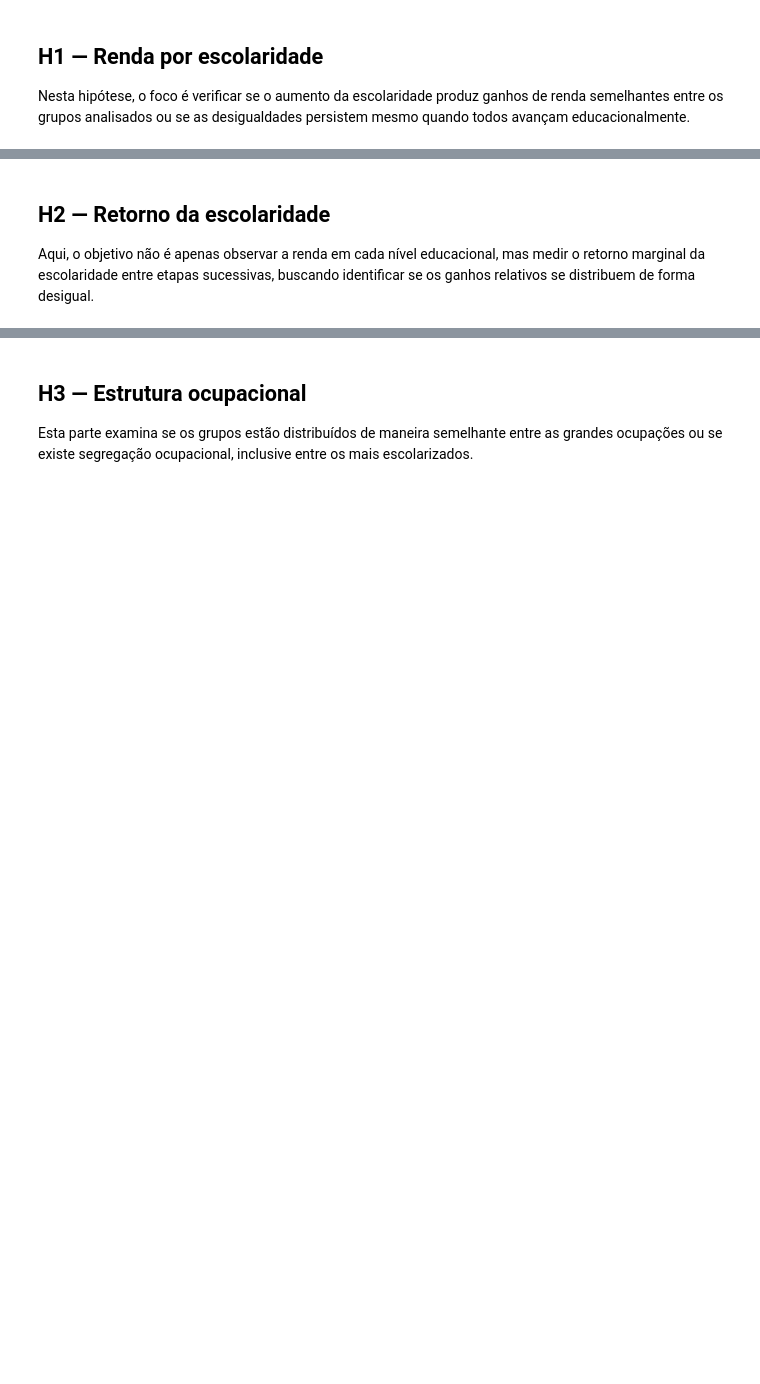
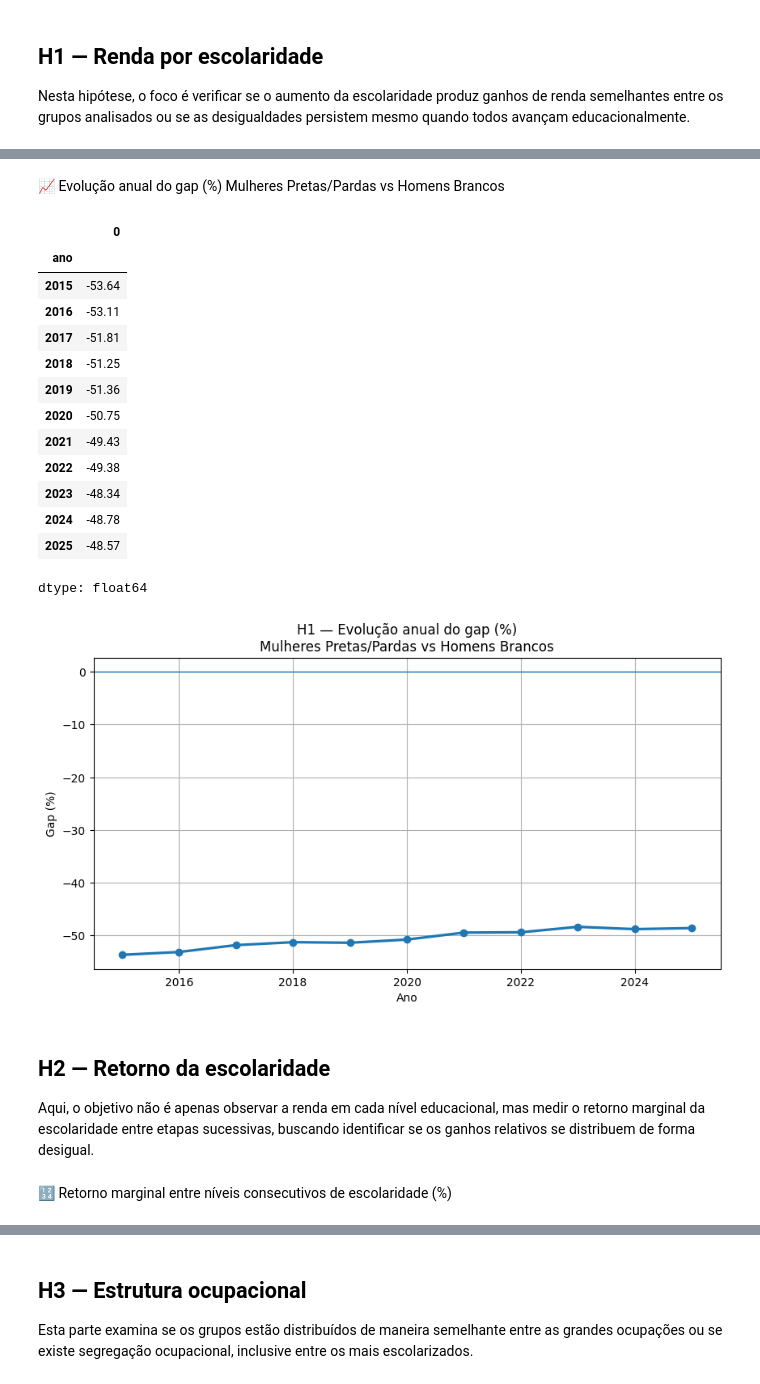
Before and after one commit to daninagem/tccpuc, a Jupyter notebook: notebook/notebook_jupyter.ipynb, the cells around one changed output, grey strips where cells are left out. Drawn from its saved outputs; the diff is of its cells as text; code cells hidden in the pictures; blank space fills up the shorter version.

```diff
--- a/notebook/notebook_jupyter.ipynb
+++ b/notebook/notebook_jupyter.ipynb
@@ -88,4 +616,45 @@ Nesta hipótese, o foco é verificar se o aumento da escolaridade produz ganhos
+# %% [markdown]
+📈 Evolução anual do gap (%) Mulheres Pretas/Pardas vs Homens Brancos
+# %%
+if {"Mulheres Pretas/Pardas", "Homens Brancos"}.issubset(piv_ano.columns):
+    gap_ano_h1 = ((piv_ano["Mulheres Pretas/Pardas"] / piv_ano["Homens Brancos"]) - 1) * 100
+
+    display(gap_ano_h1.round(2))
+
+    fig, ax = plt.subplots()
+
+    ax.plot(
+        gap_ano_h1.index.astype(int),
+        gap_ano_h1.values,
+        marker="o",
+        linewidth=2.3
+    )
+
+    ax.axhline(0, linewidth=1)
+    ax.set_title("H1 — Evolução anual do gap (%)\nMulheres Pretas/Pardas vs Homens Brancos")
+    ax.set_xlabel("Ano")
+    ax.set_ylabel("Gap (%)")
+
+    show_or_close(fig, SHOW_PLOTS)
+# %% [output]
+|  | 0 |
+| ano |  |
+| 2015 | -53.64 |
+| 2016 | -53.11 |
+| 2017 | -51.81 |
+| 2018 | -51.25 |
+| 2019 | -51.36 |
+| 2020 | -50.75 |
+| 2021 | -49.43 |
+| 2022 | -49.38 |
+| 2023 | -48.34 |
+| 2024 | -48.78 |
+| 2025 | -48.57 |
+dtype: float64
+[figure, added]
 # %% [markdown]
 ## H2 — Retorno da escolaridade
 
 Aqui, o objetivo não é apenas observar a renda em cada nível educacional, mas medir o retorno marginal da escolaridade entre etapas sucessivas, buscando identificar se os ganhos relativos se distribuem de forma desigual.
+# %% [markdown]
+🔢 Retorno marginal entre níveis consecutivos de escolaridade (%)
```
Also changed, not shown: parts of 125 cells of this notebook.
